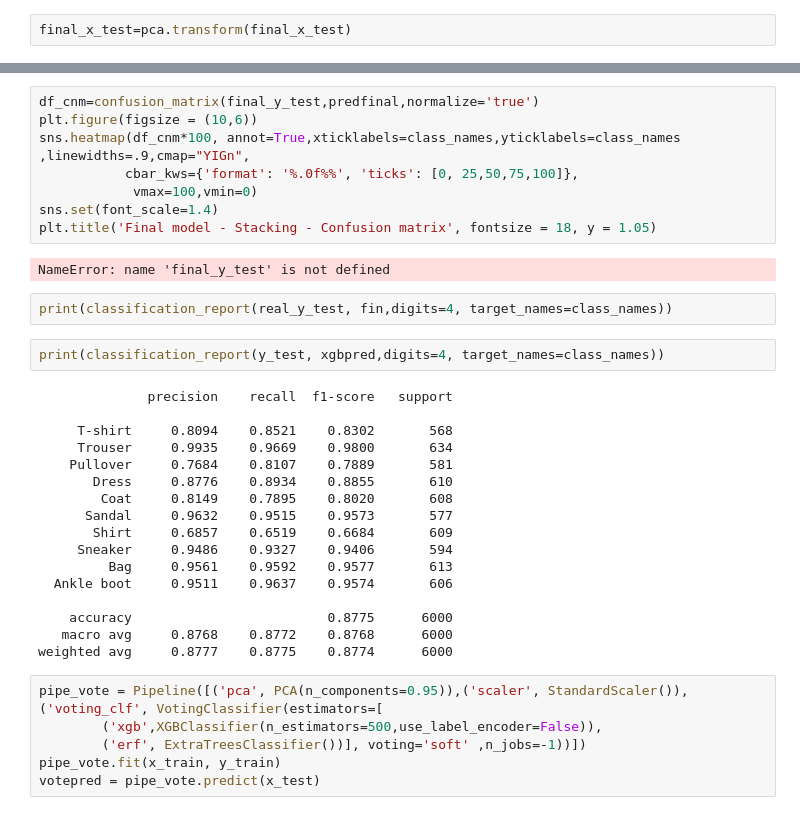
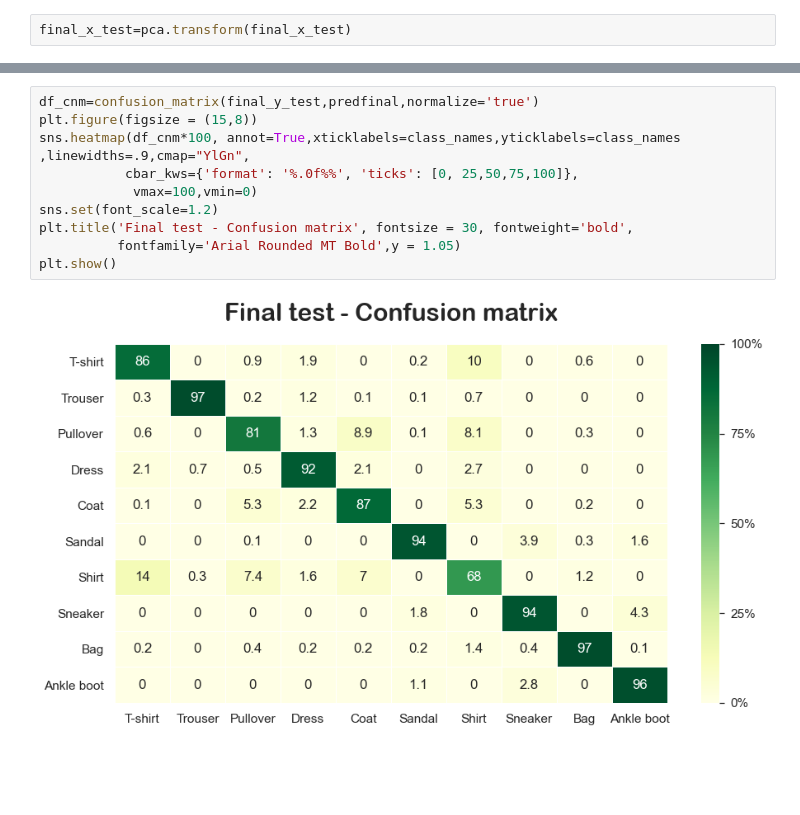
Before and after one commit to noamya-sh/Final-project-SemesterB, a Jupyter notebook: Fashion-Mnist.ipynb, the cells around one changed output, grey strips where cells are left out. Drawn from its saved outputs; the diff is of its cells as text; blank space fills up the shorter version.

```diff
--- a/Fashion-Mnist.ipynb
+++ b/Fashion-Mnist.ipynb
@@ -680,37 +669,12 @@ NameError: name 'pipe_st' is not defined
 # %%
 df_cnm=confusion_matrix(final_y_test,predfinal,normalize='true')
-plt.figure(figsize = (10,6))
-sns.heatmap(df_cnm*100, annot=True,xticklabels=class_names,yticklabels=class_names ,linewidths=.9,cmap="YIGn",
+plt.figure(figsize = (15,8))
+sns.heatmap(df_cnm*100, annot=True,xticklabels=class_names,yticklabels=class_names ,linewidths=.9,cmap="YlGn",
            cbar_kws={'format': '%.0f%%', 'ticks': [0, 25,50,75,100]},
             vmax=100,vmin=0)
-sns.set(font_scale=1.4)
-plt.title('Final model - Stacking - Confusion matrix', fontsize = 18, y = 1.05)
+sns.set(font_scale=1.2)
+plt.title('Final test - Confusion matrix', fontsize = 30, fontweight='bold',
+          fontfamily='Arial Rounded MT Bold',y = 1.05)
+plt.show()
 # %% [output]
-NameError: name 'final_y_test' is not defined
+[figure, added]
-# %%
-print(classification_report(real_y_test, fin,digits=4, target_names=class_names))
-# %%
-print(classification_report(y_test, xgbpred,digits=4, target_names=class_names))
-# %% [output]
-              precision    recall  f1-score   support
-
-     T-shirt     0.8094    0.8521    0.8302       568
-     Trouser     0.9935    0.9669    0.9800       634
-    Pullover     0.7684    0.8107    0.7889       581
-       Dress     0.8776    0.8934    0.8855       610
-        Coat     0.8149    0.7895    0.8020       608
-      Sandal     0.9632    0.9515    0.9573       577
-       Shirt     0.6857    0.6519    0.6684       609
-     Sneaker     0.9486    0.9327    0.9406       594
-         Bag     0.9561    0.9592    0.9577       613
-  Ankle boot     0.9511    0.9637    0.9574       606
-
-    accuracy                         0.8775      6000
-   macro avg     0.8768    0.8772    0.8768      6000
-weighted avg     0.8777    0.8775    0.8774      6000
-# %%
-pipe_vote = Pipeline([('pca', PCA(n_components=0.95)),('scaler', StandardScaler()),('voting_clf', VotingClassifier(estimators=[
-        ('xgb',XGBClassifier(n_estimators=500,use_label_encoder=False)),
-        ('erf', ExtraTreesClassifier())], voting='soft' ,n_jobs=-1))])
-pipe_vote.fit(x_train, y_train)
-votepred = pipe_vote.predict(x_test)
```
Also changed, not shown: parts of 24 cells of this notebook.
